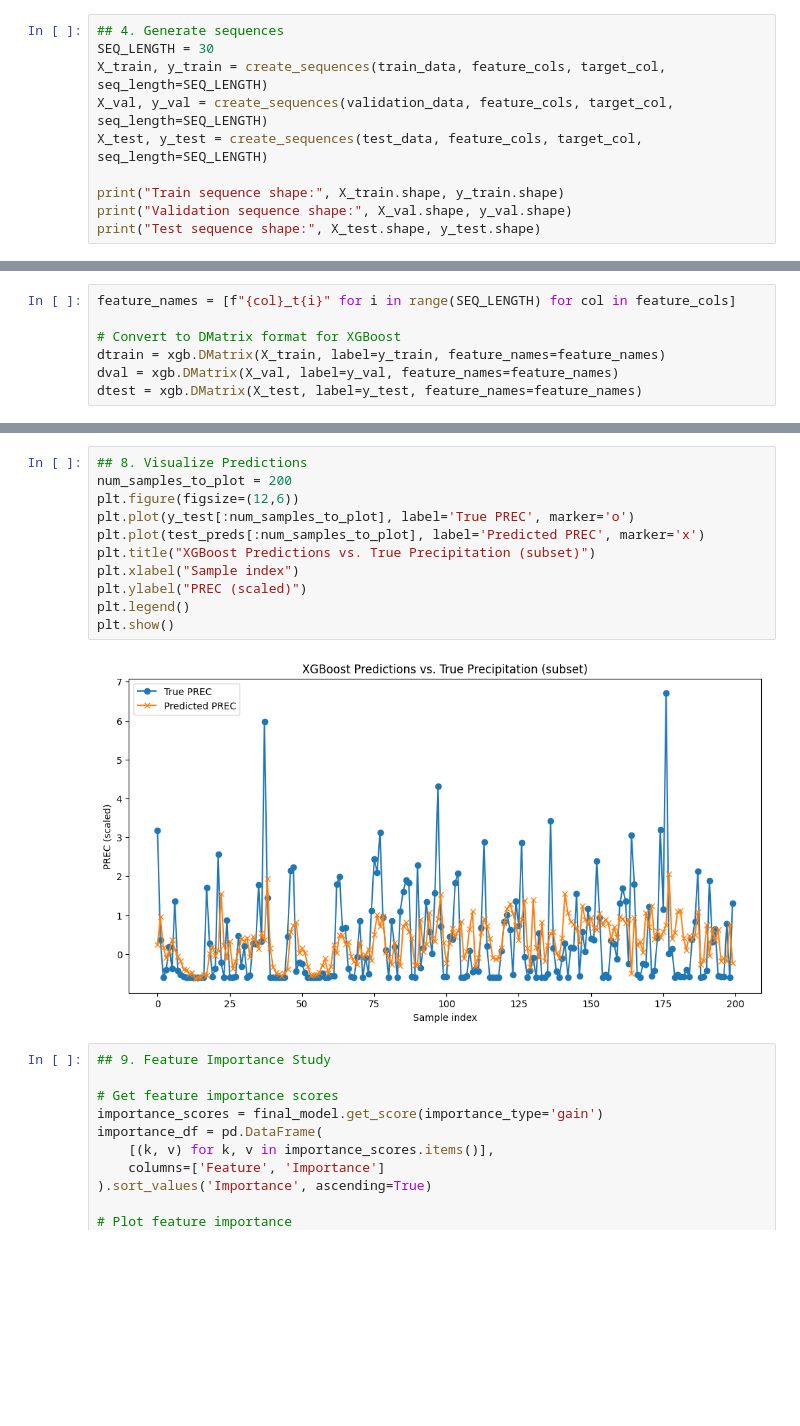
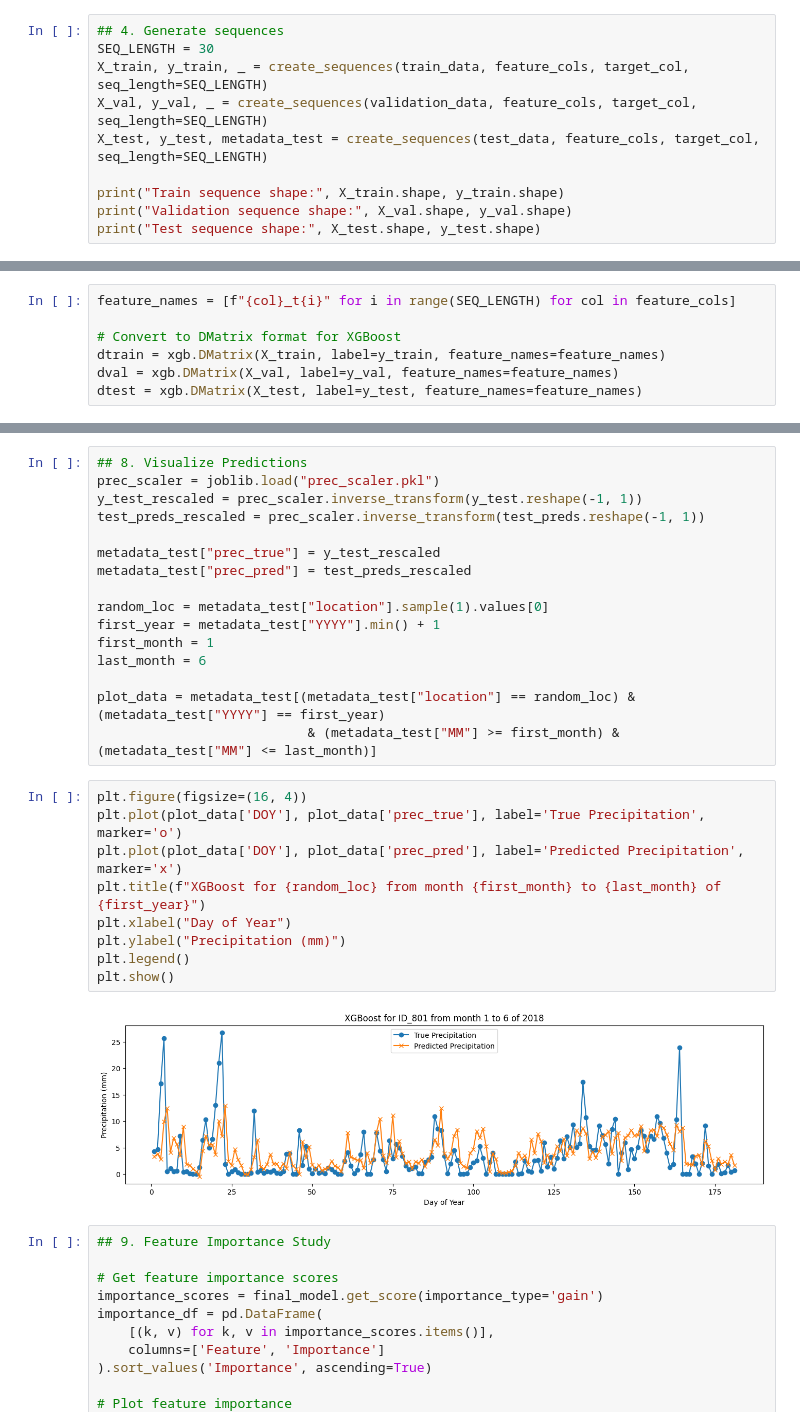
Before and after one commit to JohannesPfennigbauer/AMITECC_Ex2, a Jupyter notebook: src/hyperparameter_tuning.ipynb, the cells around one changed output, grey strips where cells are left out. Cells and saved outputs as stored; diff of their text form; blank space fills up the shorter version.

Commit message:
updated act_vs_pred plot and requirements

```diff
--- a/src/hyperparameter_tuning.ipynb
+++ b/src/hyperparameter_tuning.ipynb
@@ -68,9 +77,9 @@ Target column: prec
 # %%
 ## 4. Generate sequences
 SEQ_LENGTH = 30
-X_train, y_train = create_sequences(train_data, feature_cols, target_col, seq_length=SEQ_LENGTH)
-X_val, y_val = create_sequences(validation_data, feature_cols, target_col, seq_length=SEQ_LENGTH)
-X_test, y_test = create_sequences(test_data, feature_cols, target_col, seq_length=SEQ_LENGTH)
+X_train, y_train, _ = create_sequences(train_data, feature_cols, target_col, seq_length=SEQ_LENGTH)
+X_val, y_val, _ = create_sequences(validation_data, feature_cols, target_col, seq_length=SEQ_LENGTH)
+X_test, y_test, metadata_test = create_sequences(test_data, feature_cols, target_col, seq_length=SEQ_LENGTH)
 
 print("Train sequence shape:", X_train.shape, y_train.shape)
 print("Validation sequence shape:", X_val.shape, y_val.shape)
@@ -200,16 +209,30 @@ Test MAE:  0.5667
+# %%
+## 8. Visualize Predictions
+prec_scaler = joblib.load("prec_scaler.pkl")
+y_test_rescaled = prec_scaler.inverse_transform(y_test.reshape(-1, 1))
+test_preds_rescaled = prec_scaler.inverse_transform(test_preds.reshape(-1, 1))
+
+metadata_test["prec_true"] = y_test_rescaled
+metadata_test["prec_pred"] = test_preds_rescaled
+
+random_loc = metadata_test["location"].sample(1).values[0]
+first_year = metadata_test["YYYY"].min() + 1
+first_month = 1
+last_month = 6
+
+plot_data = metadata_test[(metadata_test["location"] == random_loc) & (metadata_test["YYYY"] == first_year)
+                           & (metadata_test["MM"] >= first_month) & (metadata_test["MM"] <= last_month)]
 # %%
-## 8. Visualize Predictions
-num_samples_to_plot = 200
-plt.figure(figsize=(12,6))
-plt.plot(y_test[:num_samples_to_plot], label='True PREC', marker='o')
-plt.plot(test_preds[:num_samples_to_plot], label='Predicted PREC', marker='x')
-plt.title("XGBoost Predictions vs. True Precipitation (subset)")
-plt.xlabel("Sample index")
-plt.ylabel("PREC (scaled)")
+plt.figure(figsize=(16, 4))
+plt.plot(plot_data['DOY'], plot_data['prec_true'], label='True Precipitation', marker='o')
+plt.plot(plot_data['DOY'], plot_data['prec_pred'], label='Predicted Precipitation', marker='x')
+plt.title(f"XGBoost for {random_loc} from month {first_month} to {last_month} of {first_year}")
+plt.xlabel("Day of Year")
+plt.ylabel("Precipitation (mm)")
 plt.legend()
 plt.show()
 # %% [output]
-[figure, old version]
+[figure, new version]
 # %%
 ## 9. Feature Importance Study
 
```
Also changed, not shown: parts of 5 cells of this notebook, 3 other files.
